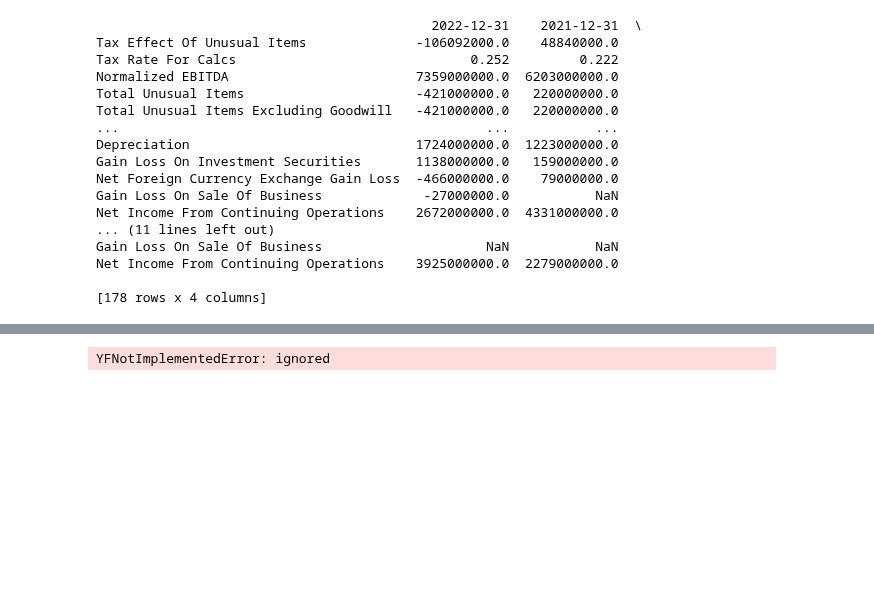
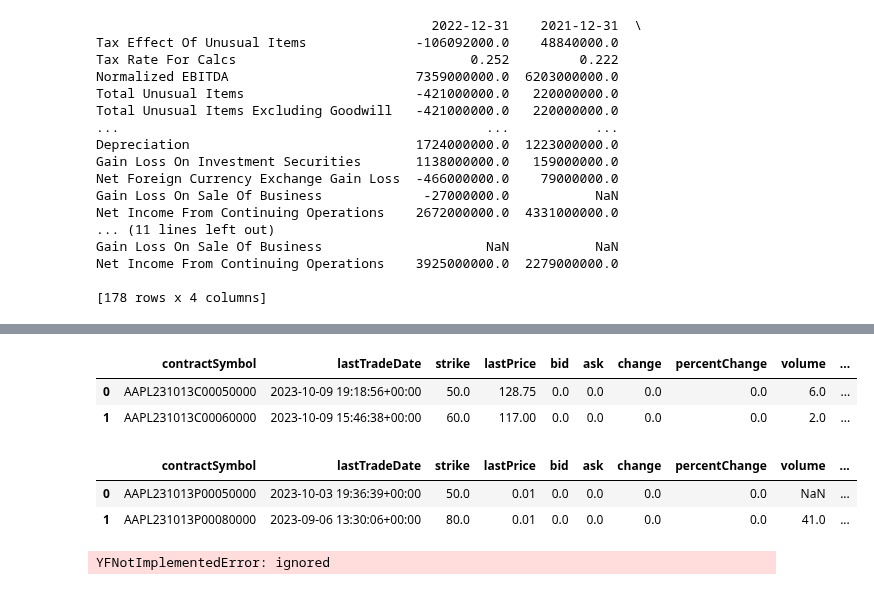
Before and after one commit to facklen/python_para_investimentos, a Jupyter notebook: yfinance_Completo.ipynb, the cells around one changed output, grey strips where cells are left out. Drawn from its saved outputs; the diff is of its cells as text; code cells hidden in the pictures; blank space fills up the shorter version.

```diff
--- a/yfinance_Completo.ipynb
+++ b/yfinance_Completo.ipynb
@@ -448,3 +458,20 @@ Net Income From Continuing Operations    3925000000.0  2279000000.0
+# %%
+aapl = yf.Ticker('aapl')
+options = aapl.option_chain()
+# %%
+calls = options.calls
+calls.head(2)
+# %% [output]
+|  | contractSymbol | lastTradeDate | strike | lastPrice | bid | ask | change | percentChange | volume | ... |
+| 0 | AAPL231013C00050000 | 2023-10-09 19:18:56+00:00 | 50.0 | 128.75 | 0.0 | 0.0 | 0.0 | 0.0 | 6.0 | ... |
+| 1 | AAPL231013C00060000 | 2023-10-09 15:46:38+00:00 | 60.0 | 117.00 | 0.0 | 0.0 | 0.0 | 0.0 | 2.0 | ... |
+# %%
+puts = options.puts
+puts.head(2)
+# %% [output]
+|  | contractSymbol | lastTradeDate | strike | lastPrice | bid | ask | change | percentChange | volume | ... |
+| 0 | AAPL231013P00050000 | 2023-10-03 19:36:39+00:00 | 50.0 | 0.01 | 0.0 | 0.0 | 0.0 | 0.0 | NaN | ... |
+| 1 | AAPL231013P00080000 | 2023-09-06 13:30:06+00:00 | 80.0 | 0.01 | 0.0 | 0.0 | 0.0 | 0.0 | 41.0 | ... |
 # %%
 Carrefour.analyst_price_target()
 # %% [output]
```
Also changed, not shown: parts of 6 cells of this notebook.
